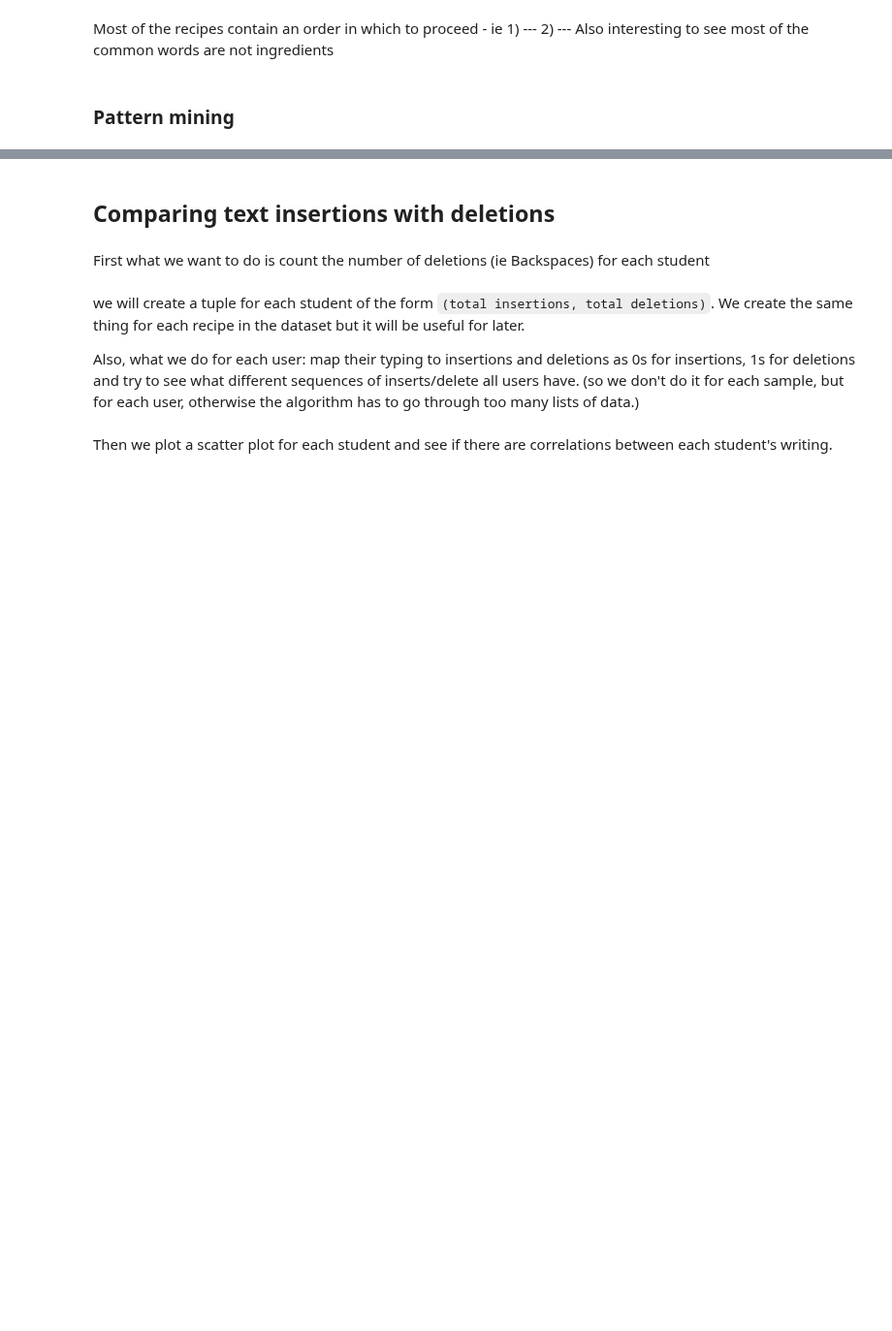
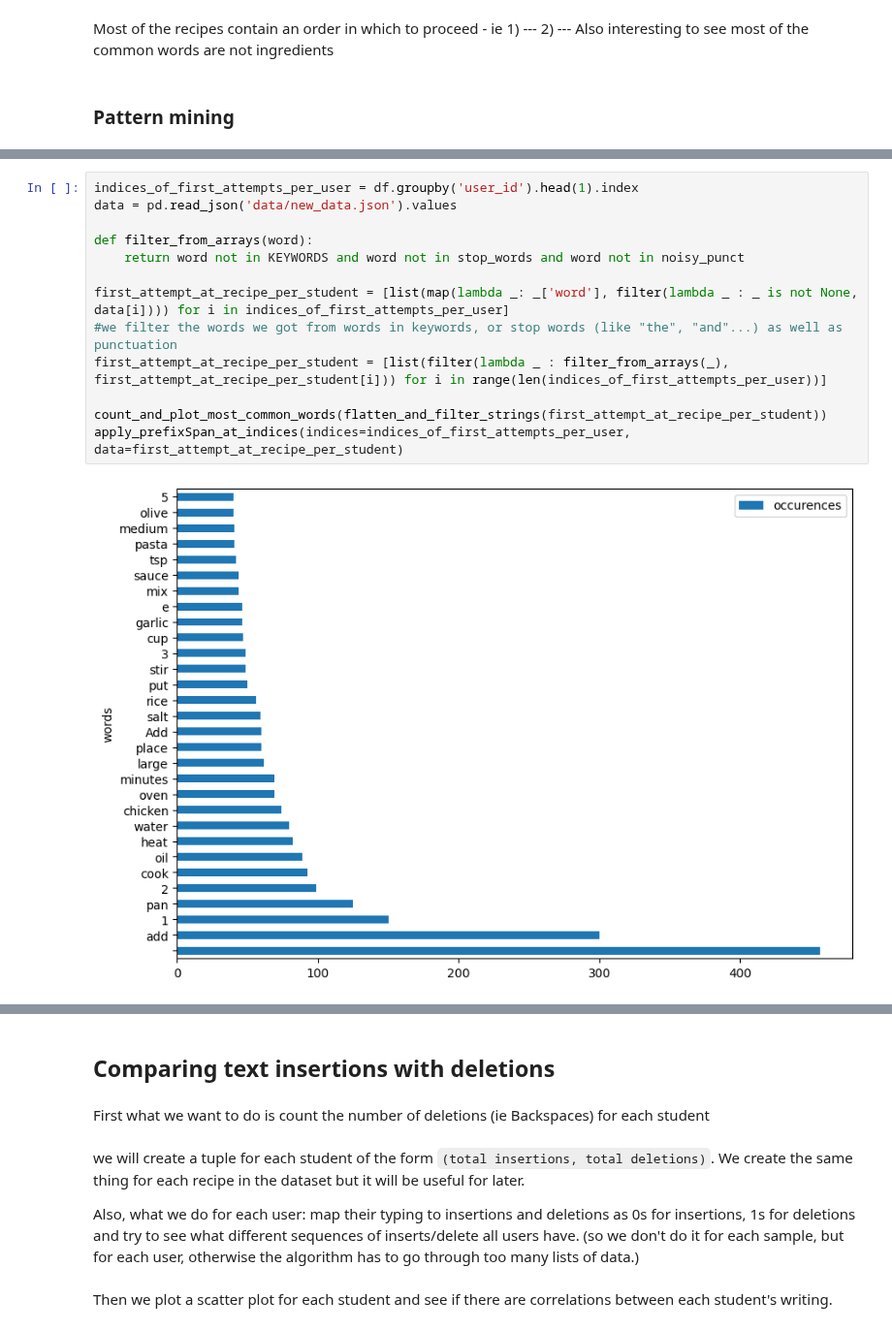
Before and after one commit to lucamouchel/Understanding-Revision-Behavior, a Jupyter notebook: Project.ipynb, the cells around one changed output, grey strips where cells are left out. Shown at 97% size. Cells and saved outputs as stored; diff of their text form; blank space fills up the shorter version.

```diff
--- a/Project.ipynb
+++ b/Project.ipynb
@@ -313,0 +335,15 @@ df2.plot(kind='barh',x='sequence', y='freq')
+# %%
+indices_of_first_attempts_per_user = df.groupby('user_id').head(1).index
+data = pd.read_json('data/new_data.json').values
+
+def filter_from_arrays(word):
+    return word not in KEYWORDS and word not in stop_words and word not in noisy_punct
+
+first_attempt_at_recipe_per_student = [list(map(lambda _: _['word'], filter(lambda _ : _ is not None, data[i]))) for i in indices_of_first_attempts_per_user]
+#we filter the words we got from words in keywords, or stop words (like "the", "and"...) as well as punctuation
+first_attempt_at_recipe_per_student = [list(filter(lambda _ : filter_from_arrays(_), first_attempt_at_recipe_per_student[i])) for i in range(len(indices_of_first_attempts_per_user))]
+
+count_and_plot_most_common_words(flatten_and_filter_strings(first_attempt_at_recipe_per_student))
+apply_prefixSpan_at_indices(indices=indices_of_first_attempts_per_user, data=first_attempt_at_recipe_per_student)
+# %% [output]
+[figure, added]
```
Also changed, not shown: parts of 28 cells of this notebook, 4 other files.
